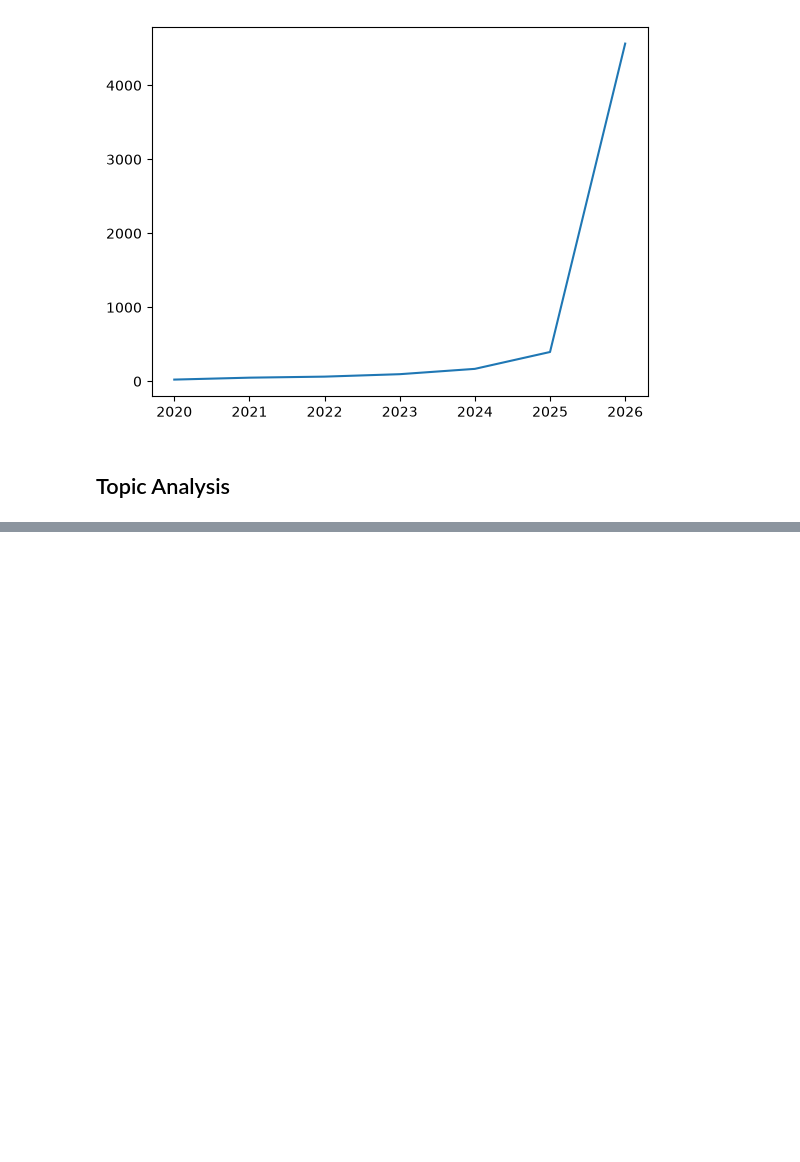
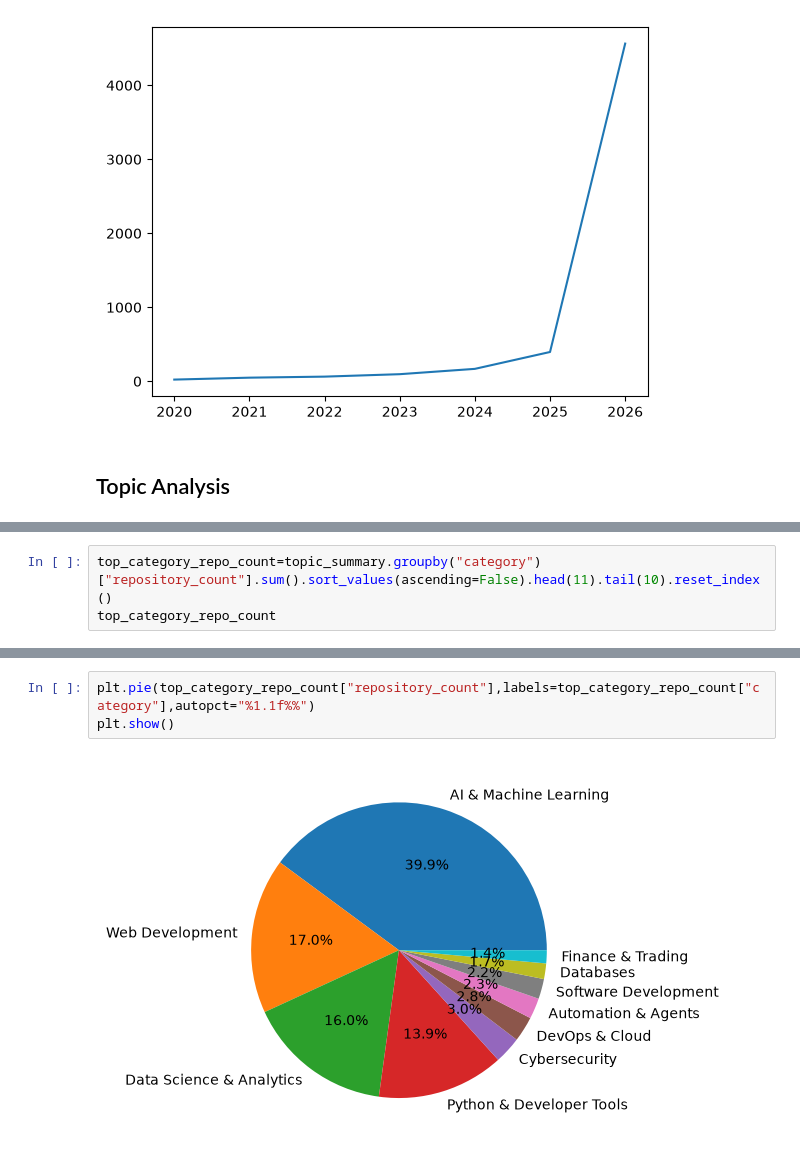
Before and after one commit to hellovishwas/python-ecosystem-intelligence, a Jupyter notebook: notebooks/03_github_eda.ipynb, the cells around one changed output, grey strips where cells are left out. Drawn from its saved outputs; the diff is of its cells as text; blank space fills up the shorter version.

```diff
--- a/notebooks/03_github_eda.ipynb
+++ b/notebooks/03_github_eda.ipynb
@@ -158,0 +202,3 @@ top_topics
+# %%
+top_category_repo_count=topic_summary.groupby("category")["repository_count"].sum().sort_values(ascending=False).head(11).tail(10).reset_index()
+top_category_repo_count
@@ -158,0 +217,5 @@ top_topics
+# %%
+plt.pie(top_category_repo_count["repository_count"],labels=top_category_repo_count["category"],autopct="%1.1f%%")
+plt.show()
+# %% [output]
+[figure, added]
```
Also changed, not shown: parts of 13 cells of this notebook.
